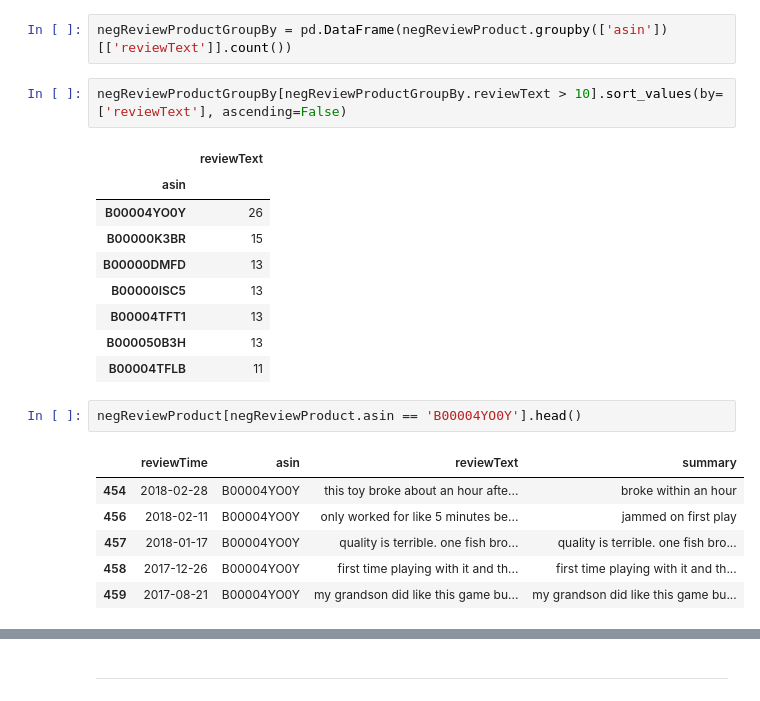
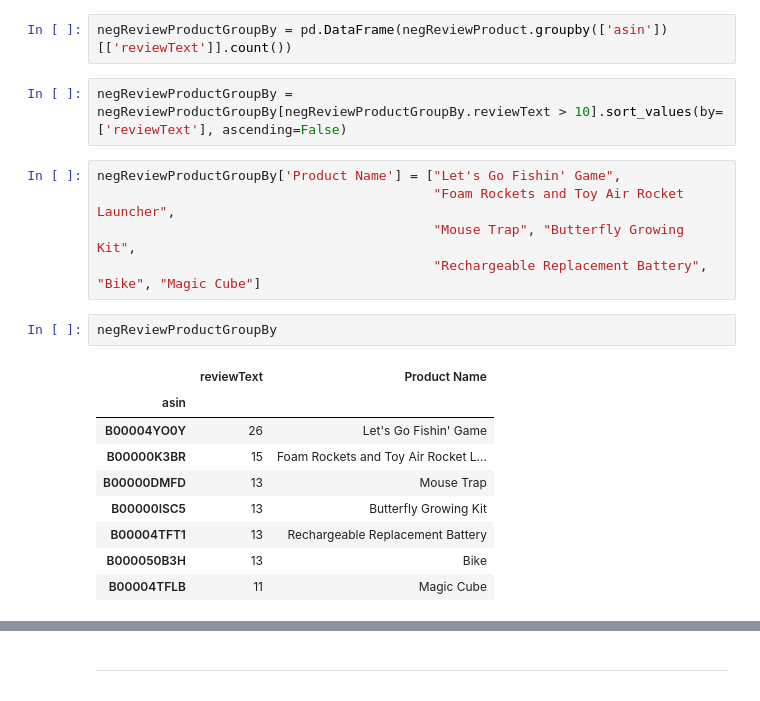
Before and after one commit to zejiachen9912/VoiceofCustomer_HasBro, a Jupyter notebook: noteBook/Products.ipynb, the cells around one changed output, grey strips where cells are left out. Cells and saved outputs as stored; diff of their text form.

```diff
--- a/noteBook/Products.ipynb
+++ b/noteBook/Products.ipynb
@@ -111,23 +136,21 @@ negReviewProduct
 # %%
 negReviewProductGroupBy = pd.DataFrame(negReviewProduct.groupby(['asin'])[['reviewText']].count())
 # %%
-negReviewProductGroupBy[negReviewProductGroupBy.reviewText > 10].sort_values(by=['reviewText'], ascending=False)
+negReviewProductGroupBy = negReviewProductGroupBy[negReviewProductGroupBy.reviewText > 10].sort_values(by=['reviewText'], ascending=False)
-# %% [output]
-|  | reviewText |
-| asin |  |
-| B00004YO0Y | 26 |
-| B00000K3BR | 15 |
-| B00000DMFD | 13 |
-| B00000ISC5 | 13 |
-| B00004TFT1 | 13 |
-| B000050B3H | 13 |
-| B00004TFLB | 11 |
-# %%
-negReviewProduct[negReviewProduct.asin == 'B00004YO0Y'].head()
-# %% [output]
-|  | reviewTime | asin | reviewText | summary |
-| 454 | 2018-02-28 | B00004YO0Y | this toy broke about an hour afte... | broke within an hour |
-| 456 | 2018-02-11 | B00004YO0Y | only worked for like 5 minutes be... | jammed on first play |
-| 457 | 2018-01-17 | B00004YO0Y | quality is terrible. one fish bro... | quality is terrible. one fish bro... |
-| 458 | 2017-12-26 | B00004YO0Y | first time playing with it and th... | first time playing with it and th... |
-| 459 | 2017-08-21 | B00004YO0Y | my grandson did like this game bu... | my grandson did like this game bu... |
+# %%
+negReviewProductGroupBy['Product Name'] = ["Let's Go Fishin' Game",
+                                           "Foam Rockets and Toy Air Rocket Launcher",
+                                           "Mouse Trap", "Butterfly Growing Kit",
+                                           "Rechargeable Replacement Battery", "Bike", "Magic Cube"]
+# %%
+negReviewProductGroupBy
+# %% [output]
+|  | reviewText | Product Name |
+| asin |  |  |
+| B00004YO0Y | 26 | Let's Go Fishin' Game |
+| B00000K3BR | 15 | Foam Rockets and Toy Air Rocket L... |
+| B00000DMFD | 13 | Mouse Trap |
+| B00000ISC5 | 13 | Butterfly Growing Kit |
+| B00004TFT1 | 13 | Rechargeable Replacement Battery |
+| B000050B3H | 13 | Bike |
+| B00004TFLB | 11 | Magic Cube |
```
Also changed, not shown: parts of 32 cells of this notebook, 2 other files.
